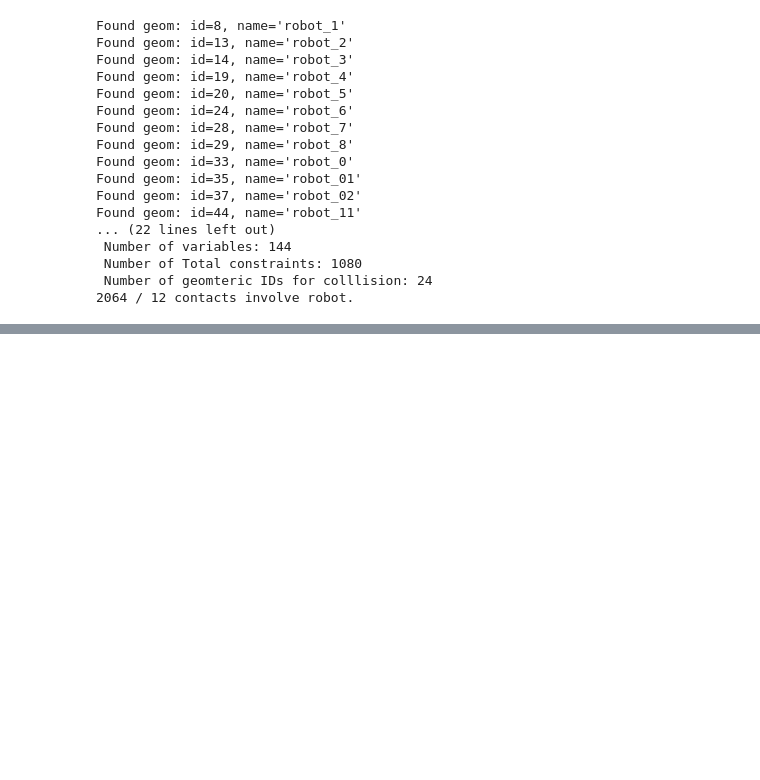
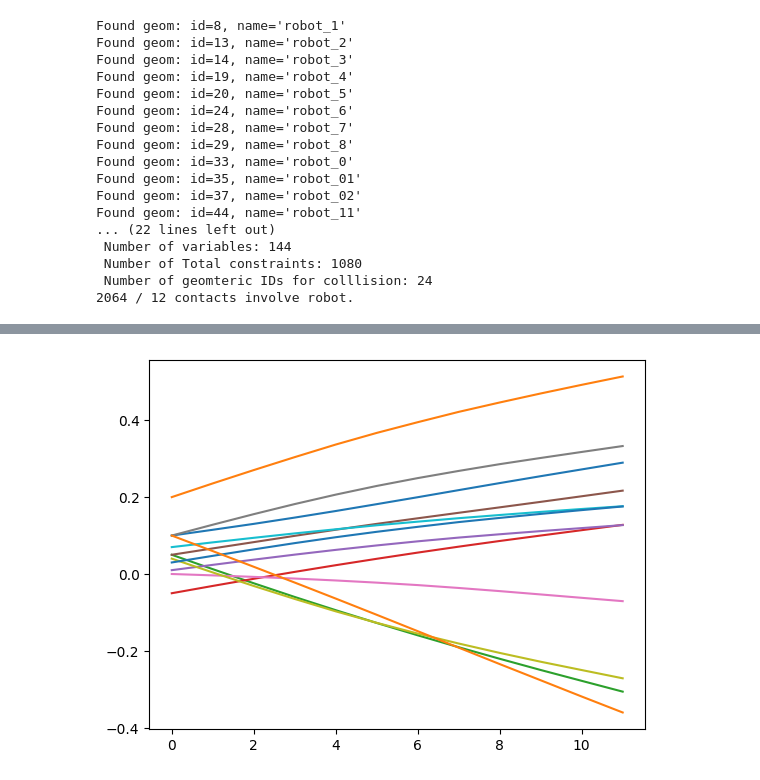
Before and after one commit to AKS-Lab-Univertsity-of-Tartu/bimanual_manipulation, a Jupyter notebook: real_demo/sampling_based_planner/mjx_planner_ur5.ipynb, the cells around one changed output, grey strips where cells are left out. Drawn from its saved outputs; the diff is of its cells as text; code cells hidden in the pictures; blank space fills up the shorter version.

```diff
--- a/real_demo/sampling_based_planner/mjx_planner_ur5.ipynb
+++ b/real_demo/sampling_based_planner/mjx_planner_ur5.ipynb
@@ -273,0 +324,7 @@ Error:
+# %%
+import matplotlib.pyplot as plt
+plt.figure()
+plt.plot(best_vels)
+plt.show()
+# %% [output]
+[figure, added]
```
Also changed, not shown: parts of 19 cells of this notebook, 1 other file.
